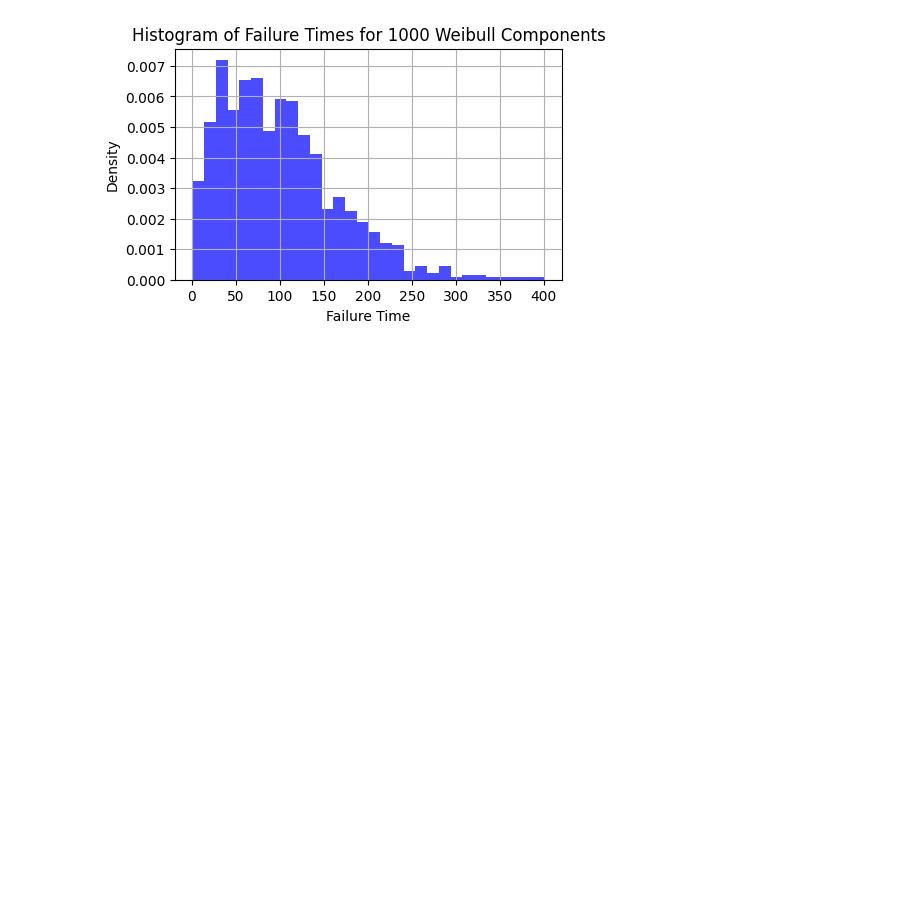
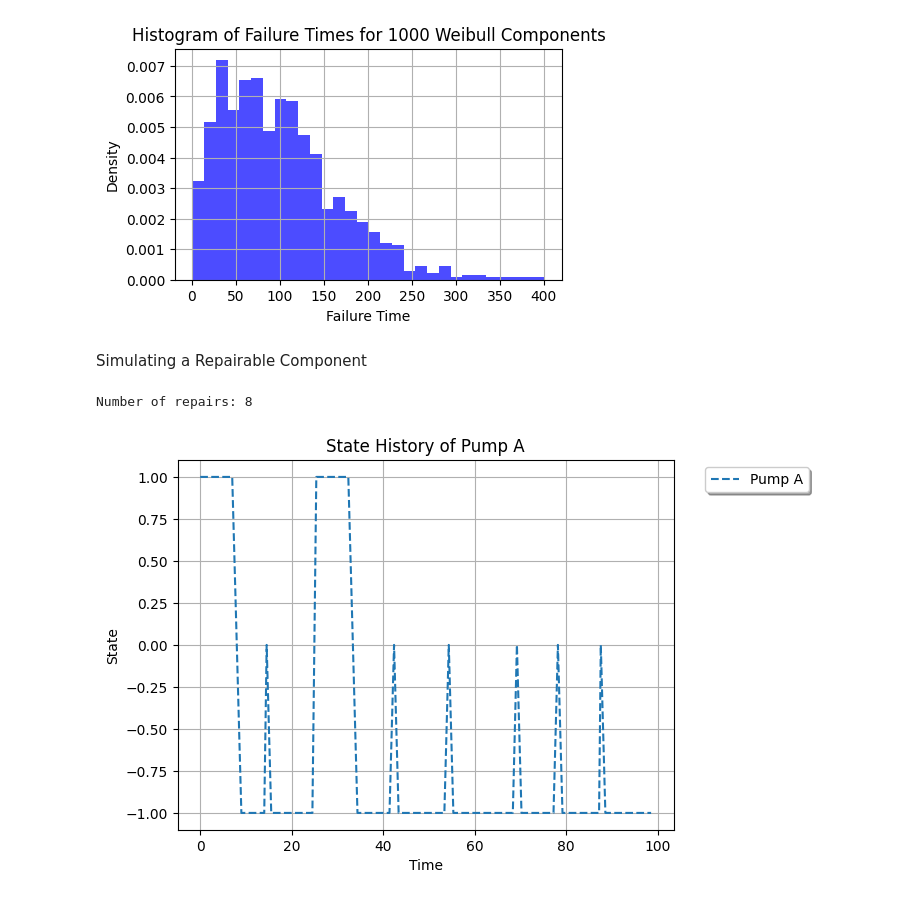
Before and after one commit to andreyaW/KISS2, a Jupyter notebook: object_testing_notebooks/comp_test.ipynb, the cells around one changed output. Saved outputs shown, nothing was run; the diff lists cells and outputs as text; code cells hidden in the pictures; blank space fills up the shorter version.

```diff
--- a/object_testing_notebooks/comp_test.ipynb
+++ b/object_testing_notebooks/comp_test.ipynb
@@ -131,3 +222,25 @@ plt.title(f"Histogram of Failure Times for 1000 {distribution.capitalize()} Comp
 plt.grid()
 # %% [output]
 [figure]
+# %% [markdown]
+Simulating a Repairable Component
+# %%
+from component_objects.component_weibull import WeibullComponent
+import numpy as np
+
+# initialize a weibull component
+pump = WeibullComponent(name="Pump A", MTTF=20, MTTR=10, shape=1.5)
+pump.simulate(t_end=100, dt=1, repairable=True)  # 500 time units, 1 per step
+
+# plot the history of the component
+pump.plot_history()
+
+# Count transitions INTO repair state (-1)
+states = pump.history[:, 1]
+n_repairs = np.sum((states[1:] == -1) & (states[:-1] != -1))
+
+print("Number of repairs:", n_repairs)
+# print(pump.history)
+# %% [output]
+Number of repairs: 8
+[figure, added]
```
Also changed, not shown: parts of 4 cells of this notebook, 13 other files.
